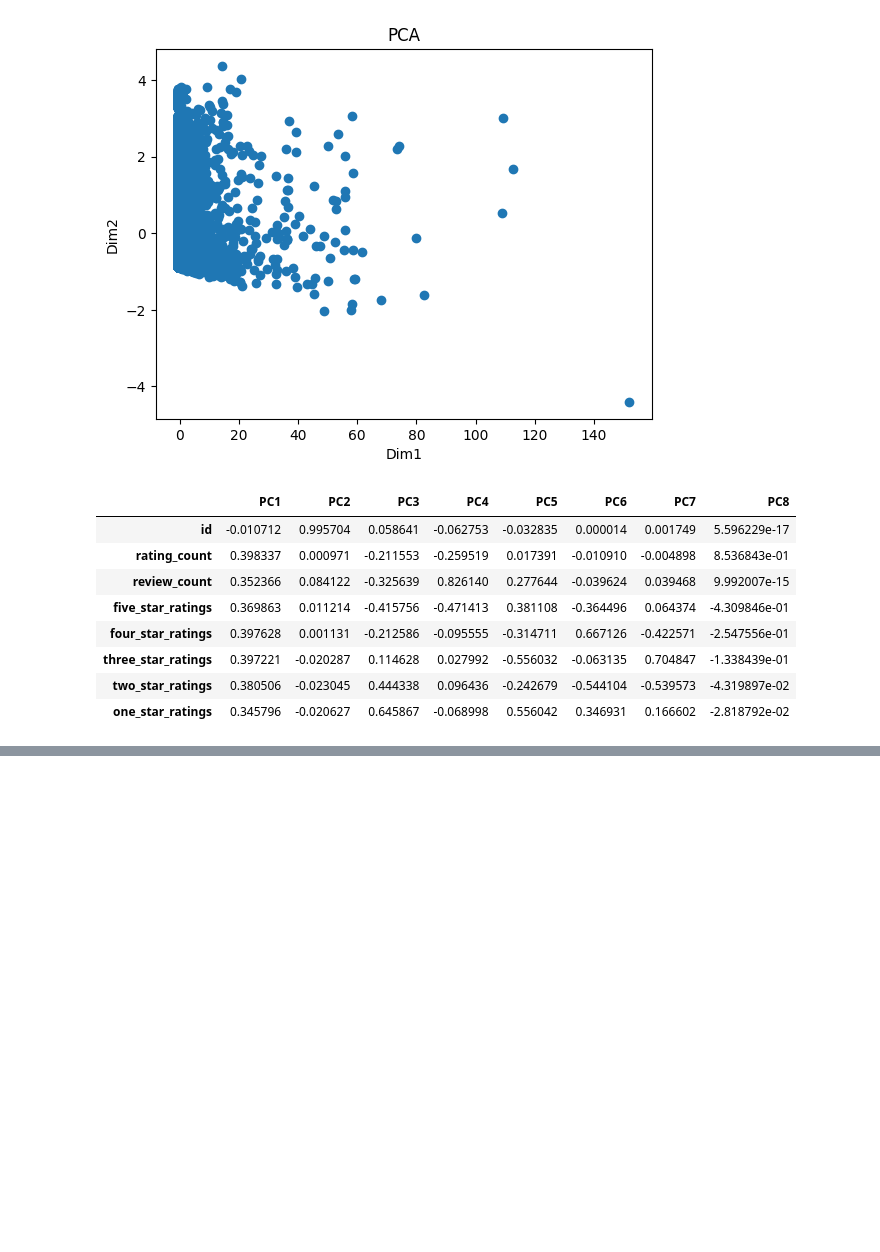
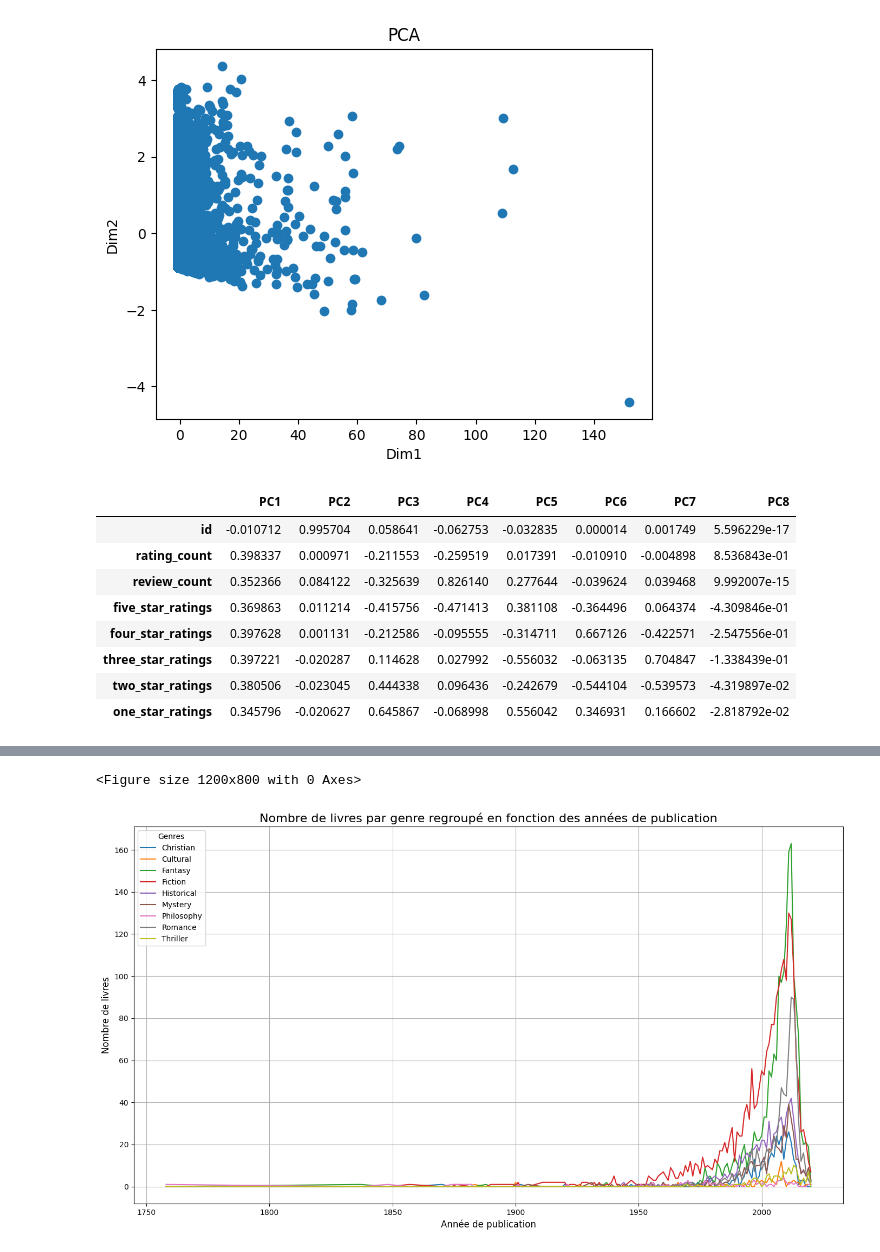
Before and after one commit to conseil-benjamin/LivreaPiques, a Jupyter notebook: script.ipynb, the cells around one changed output, grey strips where cells are left out. Drawn from its saved outputs; the diff is of its cells as text; code cells hidden in the pictures; blank space fills up the shorter version.

Commit message:
v1 graph number books by genders group by publish date

```diff
--- a/script.ipynb
+++ b/script.ipynb
@@ -424,3 +424,81 @@ weights
 | three_star_ratings | 0.397221 | -0.020287 | 0.114628 | 0.027992 | -0.556032 | -0.063135 | 0.704847 | -1.338439e-01 |
 | two_star_ratings | 0.380506 | -0.023045 | 0.444338 | 0.096436 | -0.242679 | -0.544104 | -0.539573 | -4.319897e-02 |
 | one_star_ratings | 0.345796 | -0.020627 | 0.645867 | -0.068998 | 0.556042 | 0.346931 | 0.166602 | -2.818792e-02 |
+# %%
+import pandas as pd
+import matplotlib.pyplot as plt
+import re
+
+# Fonction pour extraire le genre avec le plus de votes
+def get_top_genre(genre_and_votes):
+    if pd.isna(genre_and_votes):
+        return None
+    # Séparer les paires "genre nombre_de_votes"
+    genre_votes = re.findall(r'(\D+)\s(\d+)', genre_and_votes)
+    if not genre_votes:
+        return None
+    # Trouver le genre avec le plus de votes
+    top_genre = max(genre_votes, key=lambda x: int(x[1]))[0].strip()
+    return top_genre
+
+# Fonction pour regrouper les genres similaires
+def group_genres(genre):
+    genre = genre.lower()
+    if 'cultural' in genre:
+        return 'Cultural'
+    elif 'christian' in genre:
+        return 'Christian'
+    elif 'historical' in genre:
+        return 'Historical'
+    elif 'romance' in genre:
+        return 'Romance'
+    elif 'thriller' in genre:
+        return 'Thriller'
+    elif 'fiction' in genre:
+        return 'Fiction'
+    elif 'mystery' in genre:
+        return 'Mystery'
+    elif 'fantasy' in genre:
+        return 'Fantasy'
+    elif 'philosophy' in genre:
+        return 'Philosophy'
+
+# Lire le fichier CSV nettoyé
+df = pd.read_csv('books_corrected.csv')
+
+# Extraire l'année de publication
+df['date_published'] = pd.to_datetime(df['date_published'], errors='coerce').dt.year
+
+# Supprimer les lignes avec des années de publication manquantes
+df_cleaned = df.dropna(subset=['date_published', 'genre_and_votes'])
+
+# Appliquer la fonction pour extraire le genre dominant
+df_cleaned['top_genre'] = df_cleaned['genre_and_votes'].apply(get_top_genre)
+
+# Supprimer les lignes où le genre dominant n'a pas pu être déterminé
+df_cleaned = df_cleaned.dropna(subset=['top_genre'])
+
+# Regrouper les genres similaires
+df_cleaned['grouped_genre'] = df_cleaned['top_genre'].apply(group_genres)
+
+# Agréger les données par année et genre regroupé
+df_genre_year = df_cleaned.groupby(['date_published', 'grouped_genre']).size().reset_index(name='book_count')
+
+# Pivot pour préparer les données à tracer
+df_pivot = df_genre_year.pivot(index='date_published', columns='grouped_genre', values='book_count').fillna(0)
+
+# Tracer un graphique en ligne
+plt.figure(figsize=(12, 8))
+df_pivot.plot(kind='line', figsize=(14, 8))
+
+# Ajouter les étiquettes et le titre
+plt.title('Nombre de livres par genre regroupé en fonction des années de publication', fontsize=16)
+plt.xlabel('Année de publication', fontsize=12)
+plt.ylabel('Nombre de livres', fontsize=12)
+
+# Afficher la légende et le graphique
+plt.legend(title='Genres')
+plt.grid(True)
+plt.tight_layout()
+plt.show()
+# %% [output]
@@ -426,0 +510,2 @@ weights
+<Figure size 1200x800 with 0 Axes>
+[figure, added]
```
Also changed, not shown: parts of 1 cell of this notebook.
